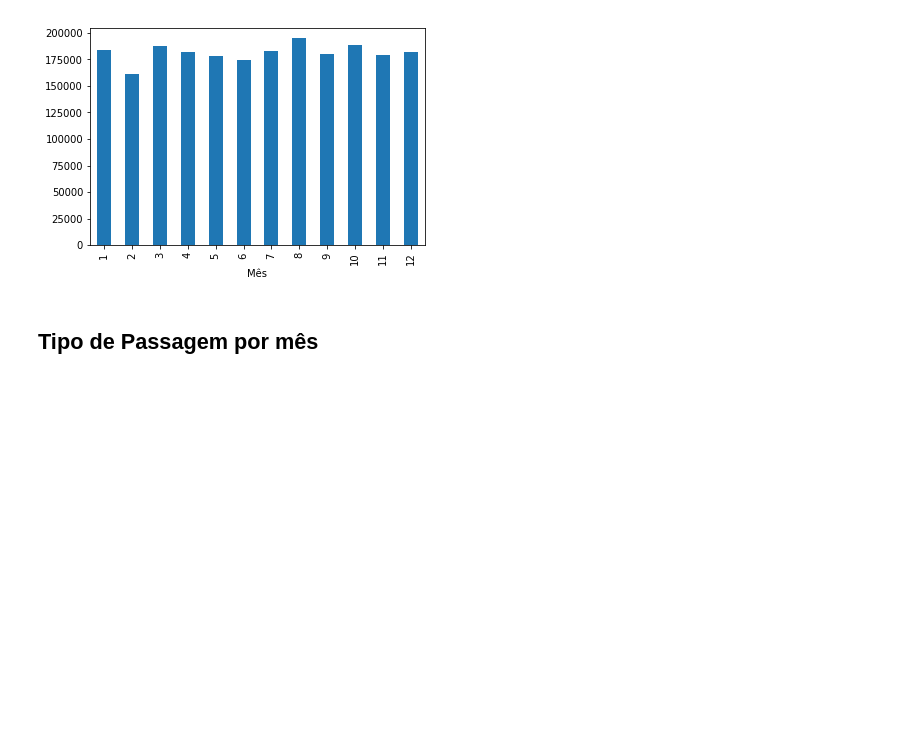
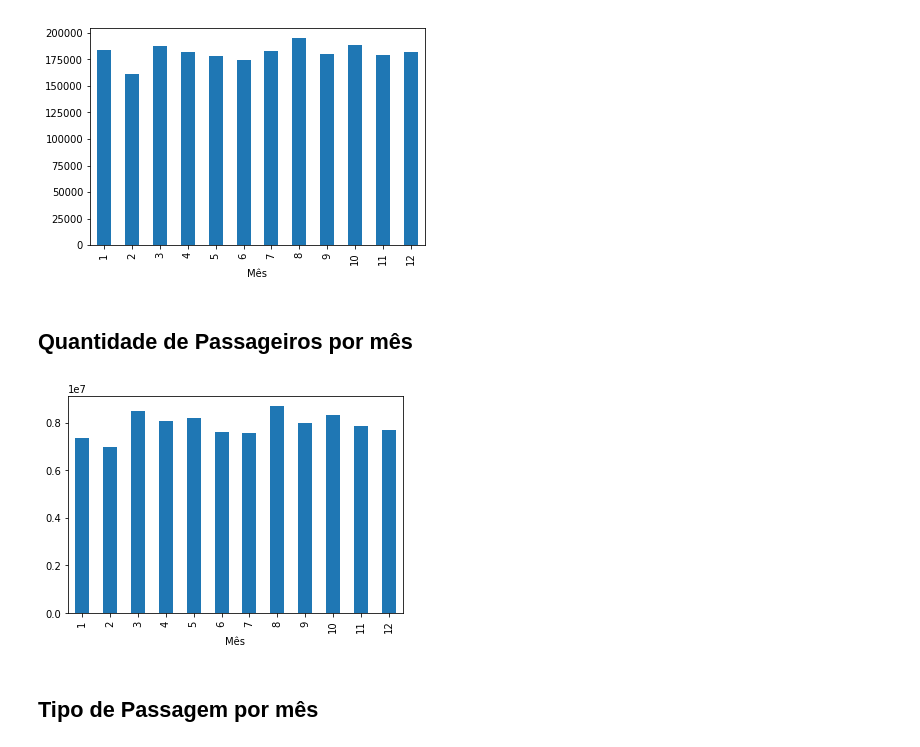
Before and after one commit to georgemaia/dadosabertos-mobilidade-rn-natal, a Jupyter notebook: Bilhetagem_Eletrônica-2018-Analitico.ipynb, the cells around one changed output. Saved outputs shown, nothing was run; the diff lists cells and outputs as text; code cells hidden in the pictures; blank space fills up the shorter version.

```diff
--- a/Bilhetagem_Eletrônica-2018-Analitico.ipynb
+++ b/Bilhetagem_Eletrônica-2018-Analitico.ipynb
@@ -202,6 +194,14 @@ new_df['Qtd_Viagens'].plot.bar()
 plt.show()
 # %% [output]
 [figure]
+# %% [markdown]
+## Quantidade de Passageiros por mês
+# %%
+new_df = df.groupby(['Mês']).sum()
+new_df['Qtd_Passageiros'].plot.bar()
+plt.show()
+# %% [output]
+[figure, added]
 # %% [markdown]
 ## Tipo de Passagem por mês
 # %%
```
Also changed, not shown: parts of 8 cells of this notebook, 1 other file.
